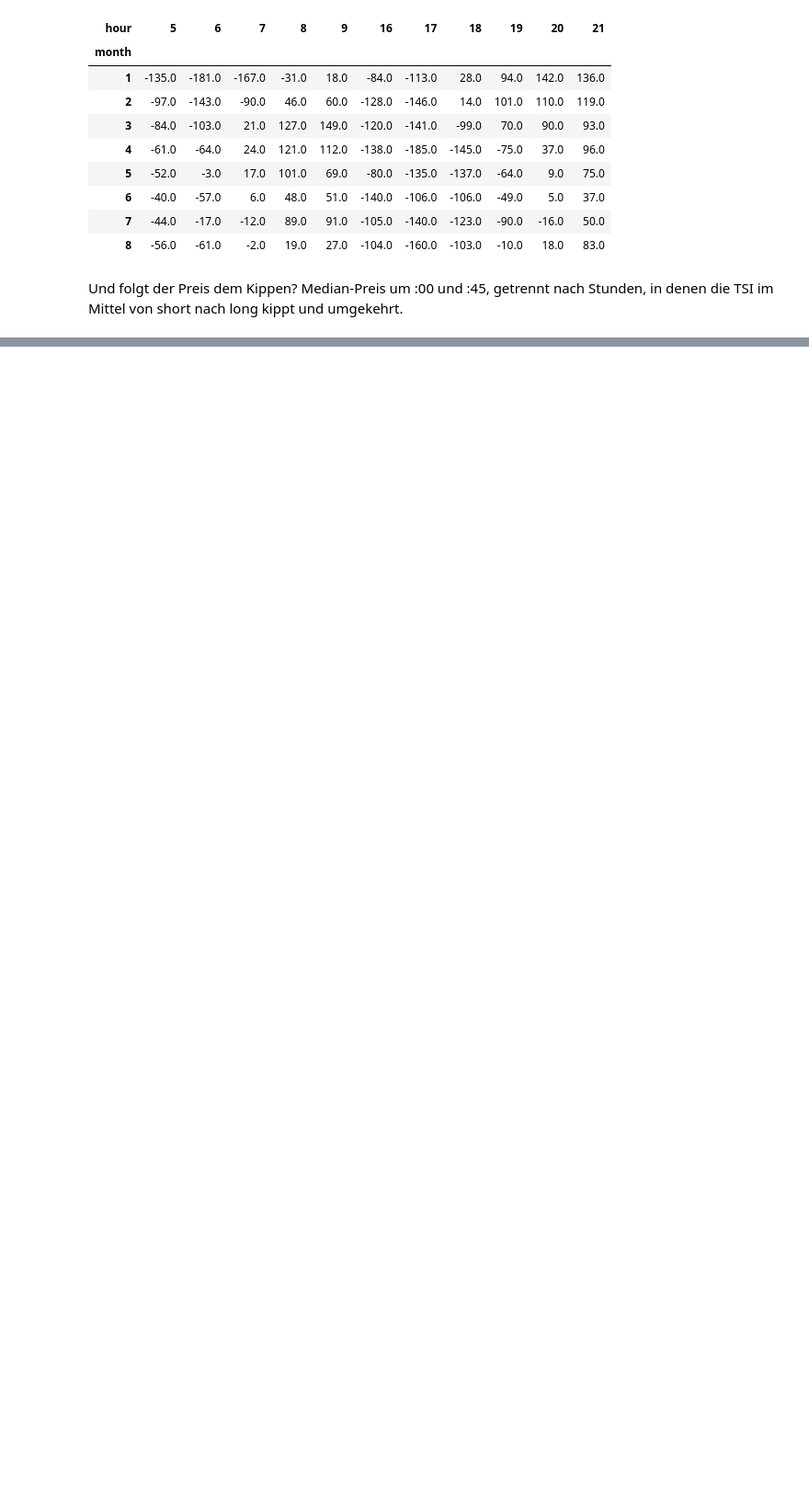
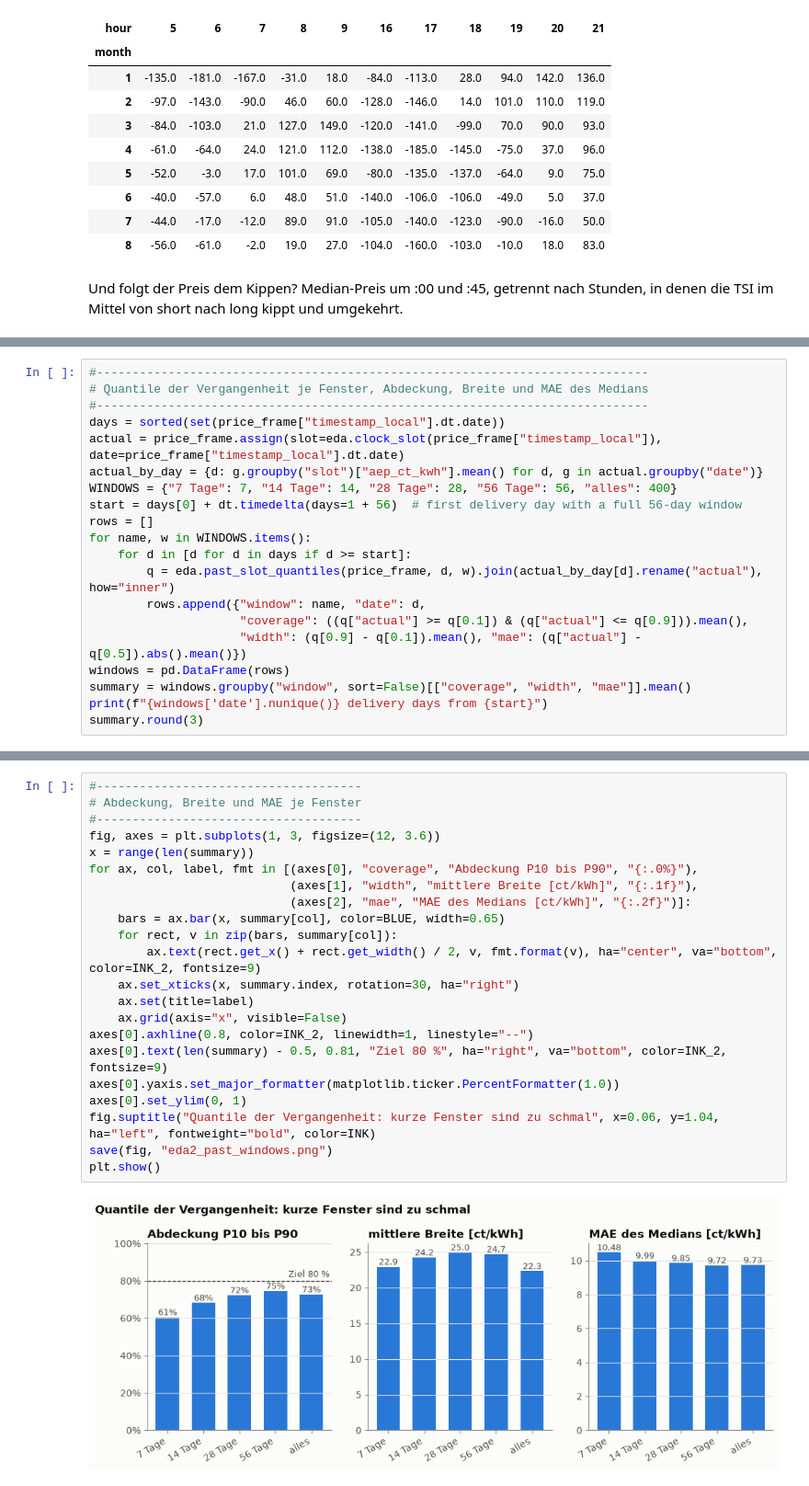
Before and after one commit to ibidreli/energy_price_prediction, a Jupyter notebook: notebooks/01_exploratory_data_analysis.ipynb, the cells around one changed output, grey strips where cells are left out. Shown at 92% size. Saved outputs shown, nothing was run; the diff lists cells and outputs as text; blank space fills up the shorter version.

```diff
--- a/notebooks/01_eda.ipynb
+++ b/notebooks/01_exploratory_data_analysis.ipynb
@@ -931,0 +1759,20 @@ prices_hour.pivot_table(index="kind", columns="minute", values="aep_ct_kwh", agg
+# %%
+#-----------------------------------------------------------------------------
+# Quantile der Vergangenheit je Fenster, Abdeckung, Breite und MAE des Medians
+#-----------------------------------------------------------------------------
+days = sorted(set(price_frame["timestamp_local"].dt.date))
+actual = price_frame.assign(slot=eda.clock_slot(price_frame["timestamp_local"]), date=price_frame["timestamp_local"].dt.date)
+actual_by_day = {d: g.groupby("slot")["aep_ct_kwh"].mean() for d, g in actual.groupby("date")}
+WINDOWS = {"7 Tage": 7, "14 Tage": 14, "28 Tage": 28, "56 Tage": 56, "alles": 400}
+start = days[0] + dt.timedelta(days=1 + 56)  # first delivery day with a full 56-day window
+rows = []
+for name, w in WINDOWS.items():
+    for d in [d for d in days if d >= start]:
+        q = eda.past_slot_quantiles(price_frame, d, w).join(actual_by_day[d].rename("actual"), how="inner")
+        rows.append({"window": name, "date": d,
+                     "coverage": ((q["actual"] >= q[0.1]) & (q["actual"] <= q[0.9])).mean(),
+                     "width": (q[0.9] - q[0.1]).mean(), "mae": (q["actual"] - q[0.5]).abs().mean()})
+windows = pd.DataFrame(rows)
+summary = windows.groupby("window", sort=False)[["coverage", "width", "mae"]].mean()
+print(f"{windows['date'].nunique()} delivery days from {start}")
+summary.round(3)
@@ -931,0 +1788,24 @@ prices_hour.pivot_table(index="kind", columns="minute", values="aep_ct_kwh", agg
+# %%
+#-------------------------------------
+# Abdeckung, Breite und MAE je Fenster
+#-------------------------------------
+fig, axes = plt.subplots(1, 3, figsize=(12, 3.6))
+x = range(len(summary))
+for ax, col, label, fmt in [(axes[0], "coverage", "Abdeckung P10 bis P90", "{:.0%}"),
+                            (axes[1], "width", "mittlere Breite [ct/kWh]", "{:.1f}"),
+                            (axes[2], "mae", "MAE des Medians [ct/kWh]", "{:.2f}")]:
+    bars = ax.bar(x, summary[col], color=BLUE, width=0.65)
+    for rect, v in zip(bars, summary[col]):
+        ax.text(rect.get_x() + rect.get_width() / 2, v, fmt.format(v), ha="center", va="bottom", color=INK_2, fontsize=9)
+    ax.set_xticks(x, summary.index, rotation=30, ha="right")
+    ax.set(title=label)
+    ax.grid(axis="x", visible=False)
+axes[0].axhline(0.8, color=INK_2, linewidth=1, linestyle="--")
+axes[0].text(len(summary) - 0.5, 0.81, "Ziel 80 %", ha="right", va="bottom", color=INK_2, fontsize=9)
+axes[0].yaxis.set_major_formatter(matplotlib.ticker.PercentFormatter(1.0))
+axes[0].set_ylim(0, 1)
+fig.suptitle("Quantile der Vergangenheit: kurze Fenster sind zu schmal", x=0.06, y=1.04, ha="left", fontweight="bold", color=INK)
+save(fig, "eda2_past_windows.png")
+plt.show()
+# %% [output]
+[figure, added]
```
Also changed, not shown: parts of 125 cells of this notebook, 6 other files.
